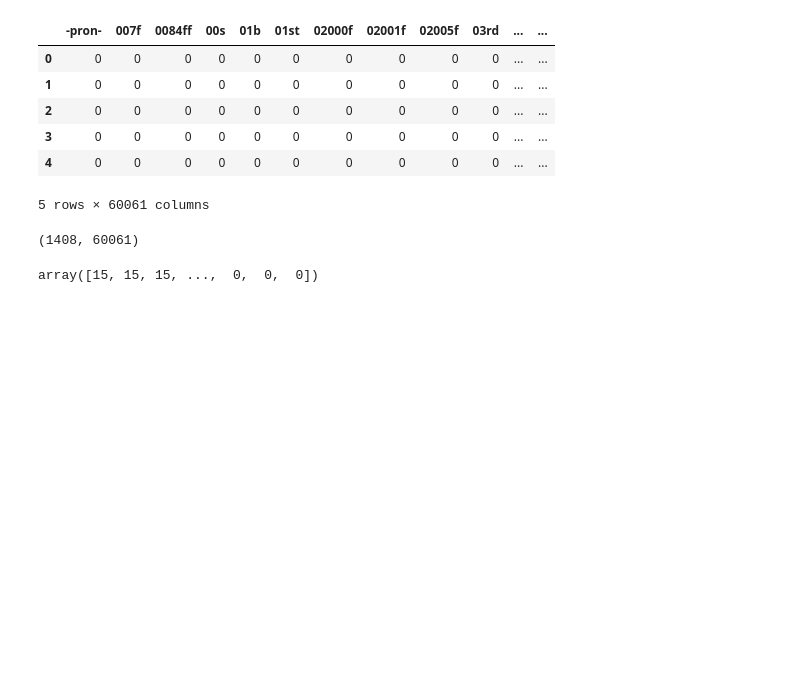
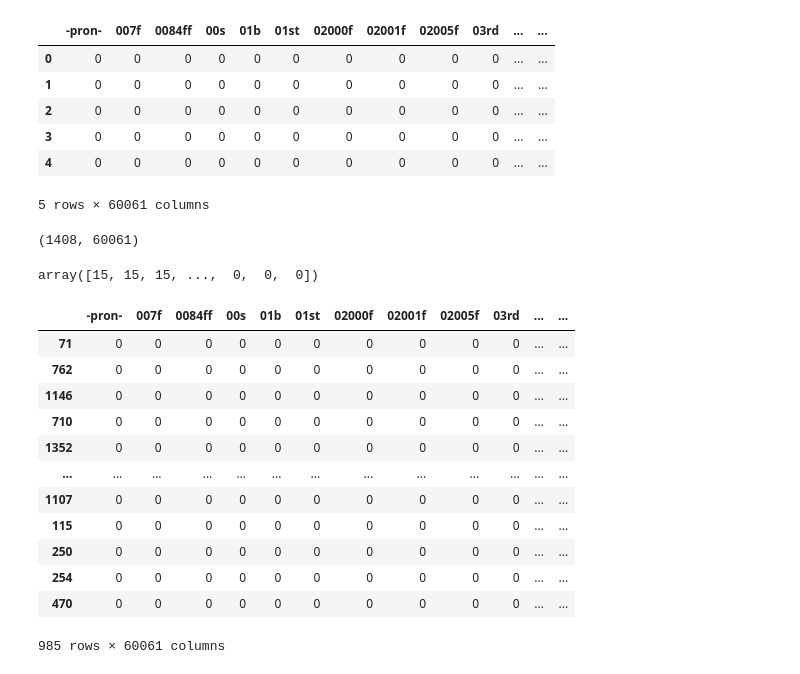
Before and after one commit to KithusshandR/ML_Assignment2_IT19029832_IT19241760_IT19121802, a Jupyter notebook: ML_Assignment02.ipynb, the cells around one changed output. Drawn from its saved outputs; the diff is of its cells as text; code cells hidden in the pictures; blank space fills up the shorter version.

```diff
--- a/ML_Assignment02.ipynb
+++ b/ML_Assignment02.ipynb
@@ -155,3 +155,19 @@ X_train, X_test, y_train, y_test = train_test_split(dtm, lable,
                                      test_size = 0.3,
                                      random_state = 100,
                                      stratify = lable)
+# %%
+X_train
+# %% [output]
+|  | -pron- | 007f | 0084ff | 00s | 01b | 01st | 02000f | 02001f | 02005f | 03rd | ... | ... |
+| 71 | 0 | 0 | 0 | 0 | 0 | 0 | 0 | 0 | 0 | 0 | ... | ... |
+| 762 | 0 | 0 | 0 | 0 | 0 | 0 | 0 | 0 | 0 | 0 | ... | ... |
+| 1146 | 0 | 0 | 0 | 0 | 0 | 0 | 0 | 0 | 0 | 0 | ... | ... |
+| 710 | 0 | 0 | 0 | 0 | 0 | 0 | 0 | 0 | 0 | 0 | ... | ... |
+| 1352 | 0 | 0 | 0 | 0 | 0 | 0 | 0 | 0 | 0 | 0 | ... | ... |
+| ... | ... | ... | ... | ... | ... | ... | ... | ... | ... | ... | ... | ... |
+| 1107 | 0 | 0 | 0 | 0 | 0 | 0 | 0 | 0 | 0 | 0 | ... | ... |
+| 115 | 0 | 0 | 0 | 0 | 0 | 0 | 0 | 0 | 0 | 0 | ... | ... |
+| 250 | 0 | 0 | 0 | 0 | 0 | 0 | 0 | 0 | 0 | 0 | ... | ... |
+| 254 | 0 | 0 | 0 | 0 | 0 | 0 | 0 | 0 | 0 | 0 | ... | ... |
+| 470 | 0 | 0 | 0 | 0 | 0 | 0 | 0 | 0 | 0 | 0 | ... | ... |
+985 rows × 60061 columns
```
Also changed, not shown: parts of 3 cells of this notebook.
